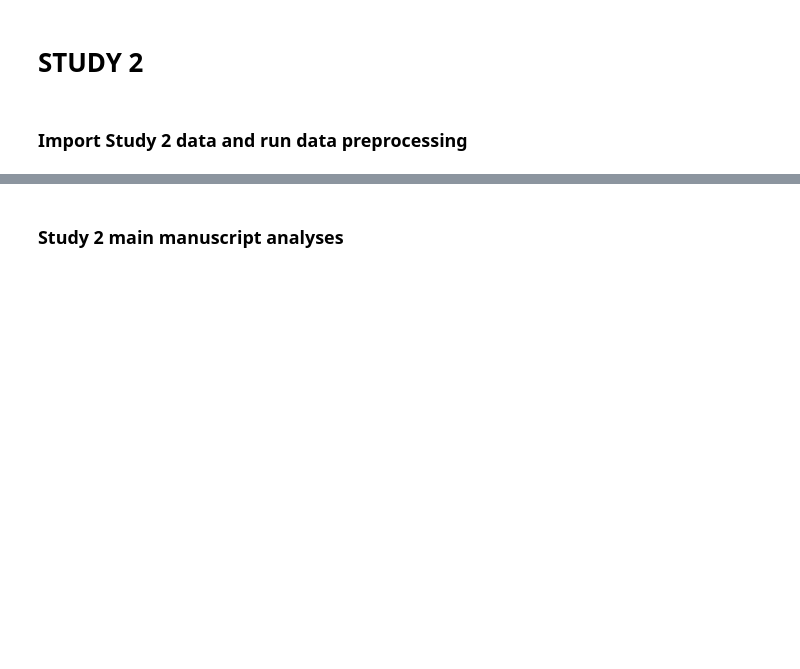
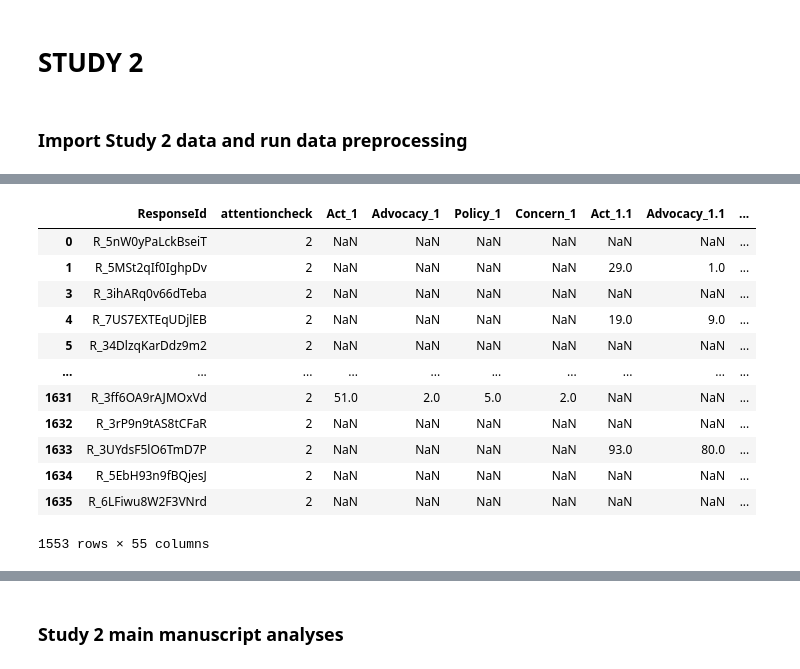
Before and after one commit to dgoldwert/climateterms, a Jupyter notebook: Terms_Analyses.ipynb, the cells around one changed output, grey strips where cells are left out. Drawn from its saved outputs; the diff is of its cells as text; code cells hidden in the pictures; blank space fills up the shorter version.

```diff
--- a/Terms_Analyses.ipynb
+++ b/Terms_Analyses.ipynb
@@ -370,17 +633,31 @@ df2
 # %%
 #remove columns that have missing data for any of the 10 conditions
 # List of columns to check for missing values
 act_cols = ['Act_1', 'Act_1.1', 'Act_1.2', 'Act_1.3', 'Act_1.4', 'Act_1.5', 'Act_1.6', 'Act_1.7', 'Act_1.8','Act_1.9']
 adv_cols = ['Advocacy_1', 'Advocacy_1.1', 'Advocacy_1.2', 'Advocacy_1.3', 'Advocacy_1.4', 'Advocacy_1.5', 'Advocacy_1.6', 'Advocacy_1.7', 'Advocacy_1.8','Advocacy_1.9']
 policy_cols = ['Policy_1', 'Policy_1.1', 'Policy_1.2', 'Policy_1.3', 'Policy_1.4', 'Policy_1.5', 'Policy_1.6', 'Policy_1.7', 'Policy_1.8','Policy_1.9']
 concern_cols = ['Concern_1', 'Concern_1.1', 'Concern_1.2', 'Concern_1.3', 'Concern_1.4', 'Concern_1.5', 'Concern_1.6', 'Concern_1.7', 'Concern_1.8', 'Concern_1.9']
 
 # Remove rows where all specified columns have missing values
 df2.dropna(subset=act_cols, how='all', inplace=True)
 df2.dropna(subset=policy_cols, how='all', inplace=True)
 df2.dropna(subset=concern_cols, how='all', inplace=True)
 
-df2
+df2.head()
+# %% [output]
+|  | ResponseId | attentioncheck | Act_1 | Advocacy_1 | Policy_1 | Concern_1 | Act_1.1 | Advocacy_1.1 | ... |
+| 0 | R_5nW0yPaLckBseiT | 2 | NaN | NaN | NaN | NaN | NaN | NaN | ... |
+| 1 | R_5MSt2qIf0IghpDv | 2 | NaN | NaN | NaN | NaN | 29.0 | 1.0 | ... |
+| 3 | R_3ihARq0v66dTeba | 2 | NaN | NaN | NaN | NaN | NaN | NaN | ... |
+| 4 | R_7US7EXTEqUDjlEB | 2 | NaN | NaN | NaN | NaN | 19.0 | 9.0 | ... |
+| 5 | R_34DlzqKarDdz9m2 | 2 | NaN | NaN | NaN | NaN | NaN | NaN | ... |
+| ... | ... | ... | ... | ... | ... | ... | ... | ... | ... |
+| 1631 | R_3ff6OA9rAJMOxVd | 2 | 51.0 | 2.0 | 5.0 | 2.0 | NaN | NaN | ... |
+| 1632 | R_3rP9n9tAS8tCFaR | 2 | NaN | NaN | NaN | NaN | NaN | NaN | ... |
+| 1633 | R_3UYdsF5lO6TmD7P | 2 | NaN | NaN | NaN | NaN | 93.0 | 80.0 | ... |
+| 1634 | R_5EbH93n9fBQjesJ | 2 | NaN | NaN | NaN | NaN | NaN | NaN | ... |
+| 1635 | R_6LFiwu8W2F3VNrd | 2 | NaN | NaN | NaN | NaN | NaN | NaN | ... |
+1553 rows × 55 columns
 # %%
 # Use a list comprehension to filter columns that start with 'Act'
 act_columns = [col for col in df2.columns if col.startswith('Act')]
```
Also changed, not shown: parts of 62 cells of this notebook, 6 other files.
